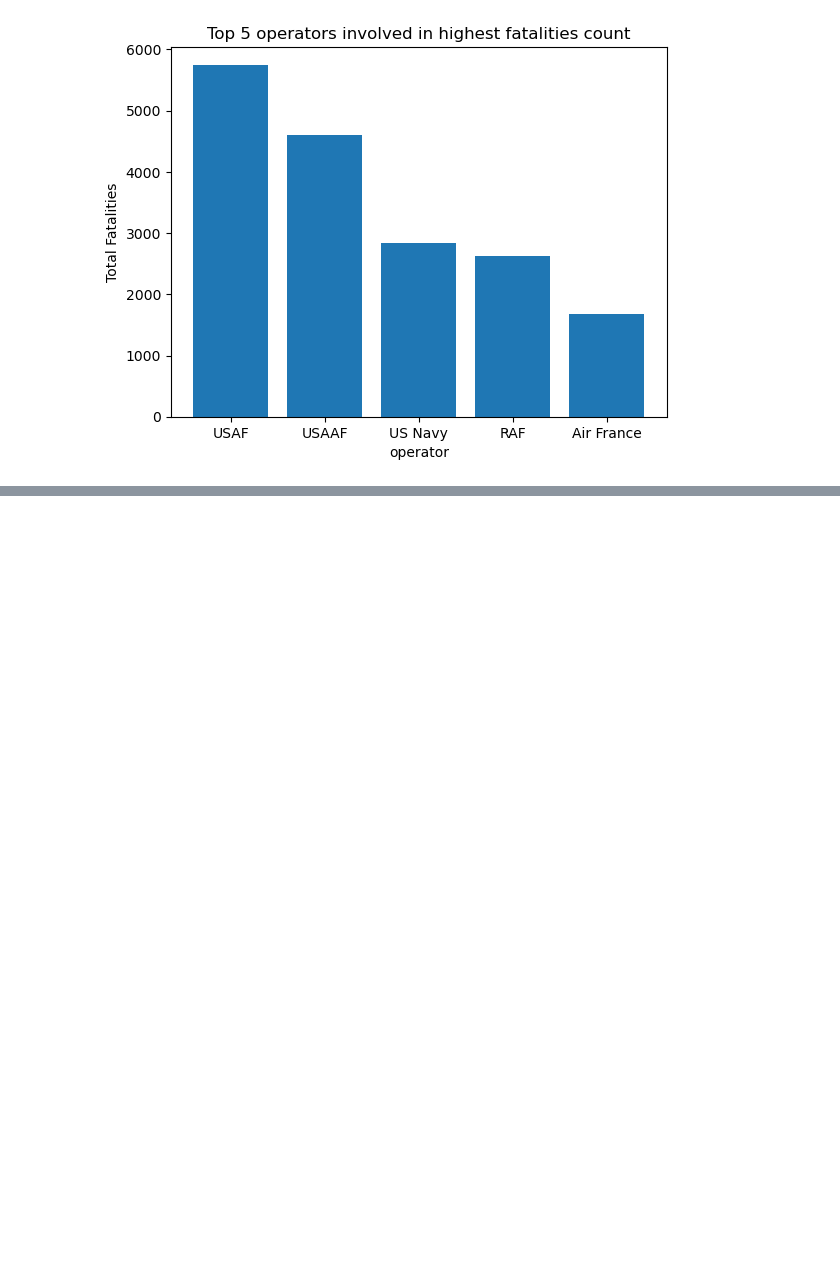
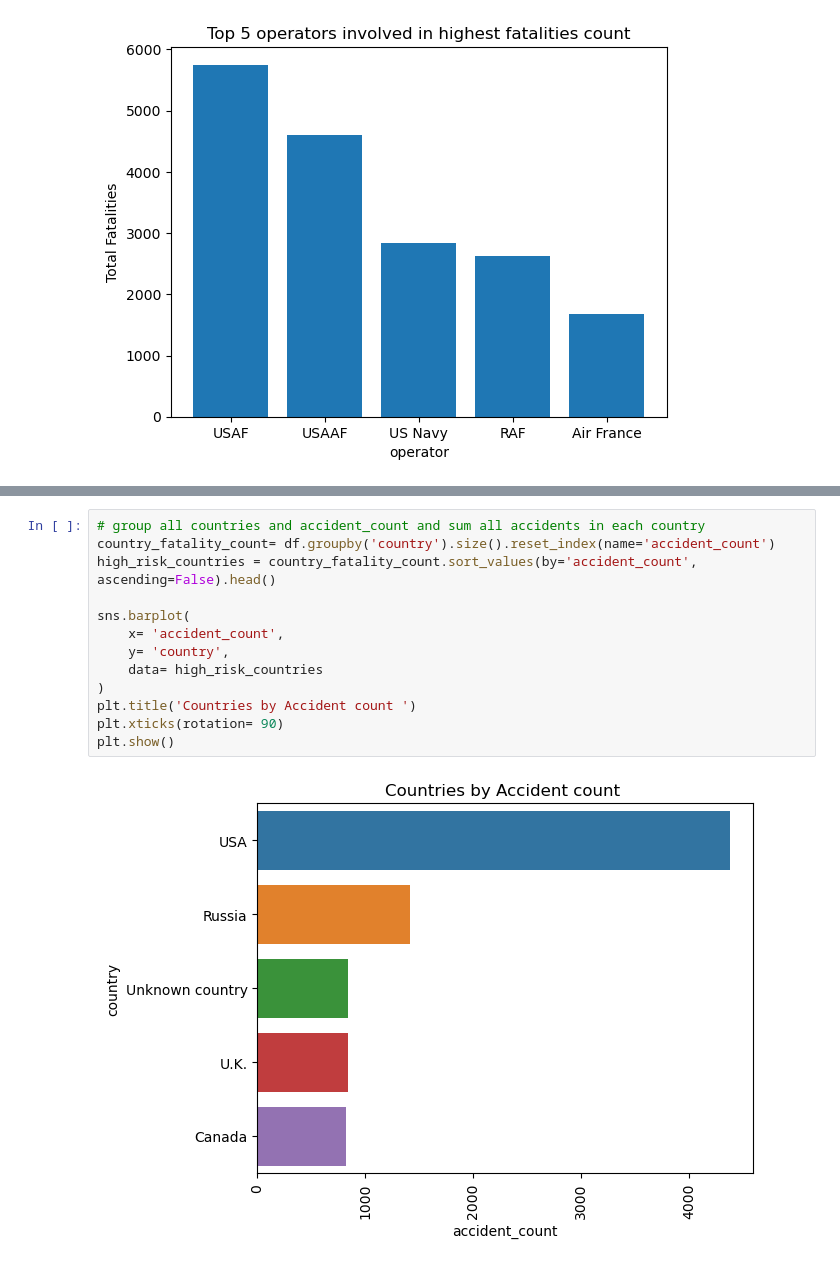
Before and after one commit to mburufiona/Aviation-Accident-Project, a Jupyter notebook: index.ipynb, the cells around one changed output, grey strips where cells are left out. Saved outputs shown, nothing was run; the diff lists cells and outputs as text; blank space fills up the shorter version.

Commit message:
analyses and visualize the highest-risk countries by accident count

```diff
--- a/index.ipynb
+++ b/index.ipynb
@@ -364,0 +370,15 @@ plt.show()
+# %%
+# group all countries and accident_count and sum all accidents in each country
+country_fatality_count= df.groupby('country').size().reset_index(name='accident_count')
+high_risk_countries = country_fatality_count.sort_values(by='accident_count', ascending=False).head()
+
+sns.barplot(
+    x= 'accident_count',
+    y= 'country',
+    data= high_risk_countries
+)
+plt.title('Countries by Accident count ')
+plt.xticks(rotation= 90)
+plt.show()
+# %% [output]
+[figure, added]
```
Also changed, not shown: parts of 2 cells of this notebook.
